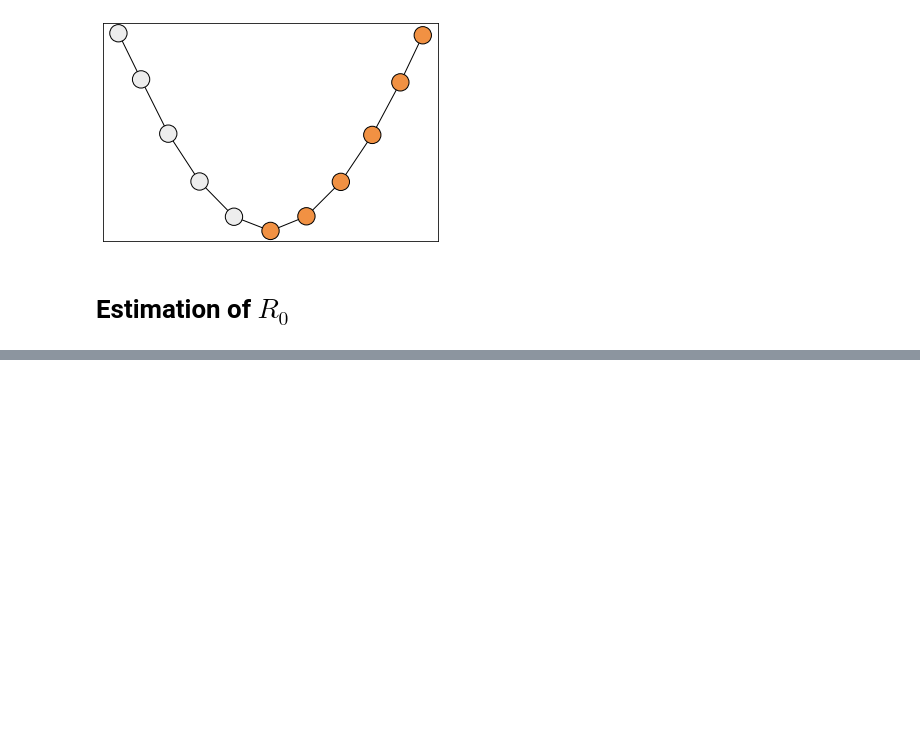
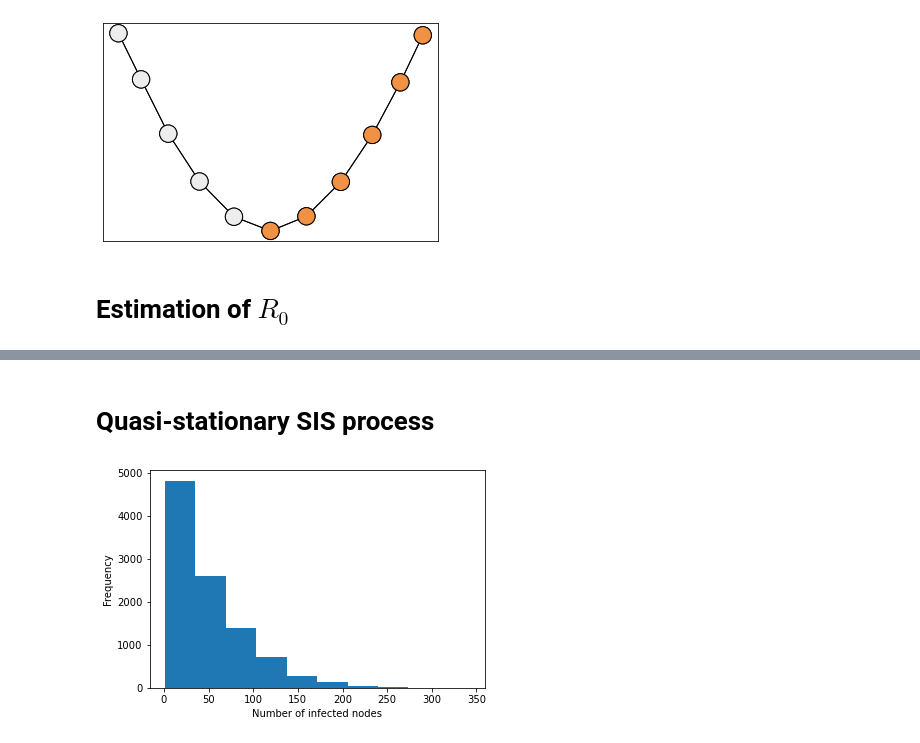
Before and after one commit to gstonge/spreading_CR, a Jupyter notebook: examples.ipynb, the cells around one changed output, grey strips where cells are left out. Drawn from its saved outputs; the diff is of its cells as text; code cells hidden in the pictures; blank space fills up the shorter version.

Commit message:
new class for quasi-stationary state sampling

```diff
--- a/examples.ipynb
+++ b/examples.ipynb
@@ -237,0 +238,46 @@ plt.show()
+# %% [markdown]
+# Quasi-stationary SIS process
+# %%
+from spreading_CR import QSSpreadingProcess
+import numpy as np
+import networkx as nx
+import matplotlib.pyplot as plt
+
+#create a random graph using networkx
+seed = 42
+N = 10000
+p = 10**(-3)
+G = nx.fast_gnp_random_graph(N,p, seed = seed)
+
+#propagation parameters
+transmission_rate = 0.099
+recovery_rate = 1              #rate at which infected nodes become recovered
+waning_immunity_rate = np.inf  #rate at which recovered nodes become susceptible
+infected_fraction = 0.05       #Initial infected fraction - at random
+update_history_rate = 1.
+history_vector_size = 100
+
+#initialize the propagation process
+sp = QSSpreadingProcess(list(G.edges()), transmission_rate, recovery_rate,
+                        waning_immunity_rate, update_history_rate=update_history_rate,
+                        history_vector_size=history_vector_size)
+sp.initialize_random(infected_fraction, seed)
+
+#let the system thermalize
+t = 10000
+sp.evolve(t)
+
+#get quasi-stationary distribution
+sp.set_update_history_rate(0.1) #no need to update as often
+I_sample = []
+for sample in range(10000):
+    sp.evolve(10.)
+    I_sample.append(sp.get_Inode_number())
+
+#draw histogram
+plt.hist(I_sample)
+plt.xlabel(r'Number of infected nodes')
+plt.ylabel(r'Frequency')
+plt.show()
+# %% [output]
+[figure, added]
```
Also changed, not shown: parts of 3 cells of this notebook, 10 other files.
